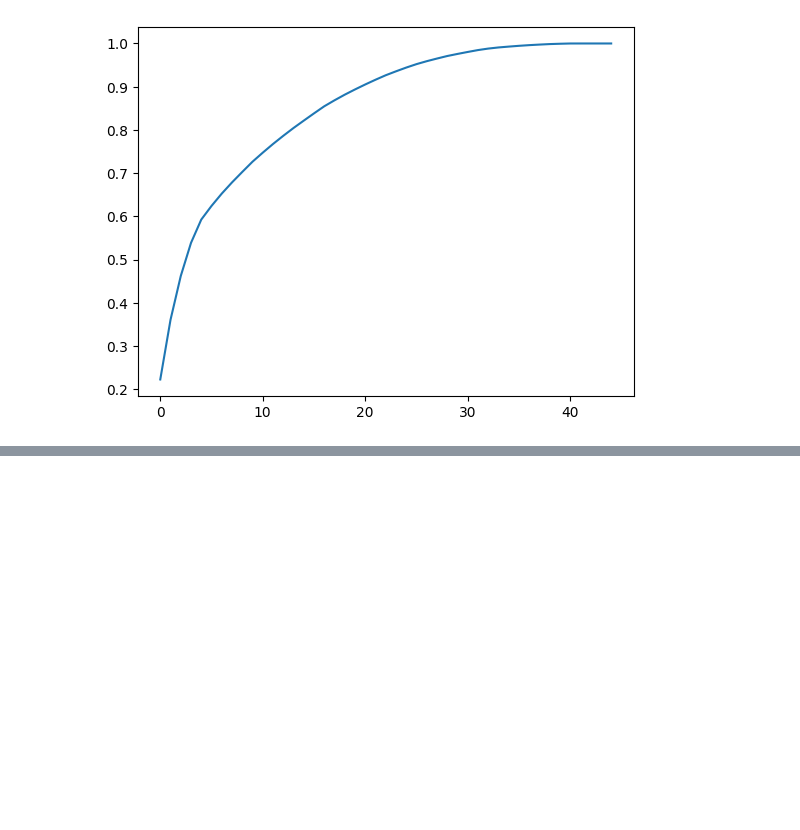
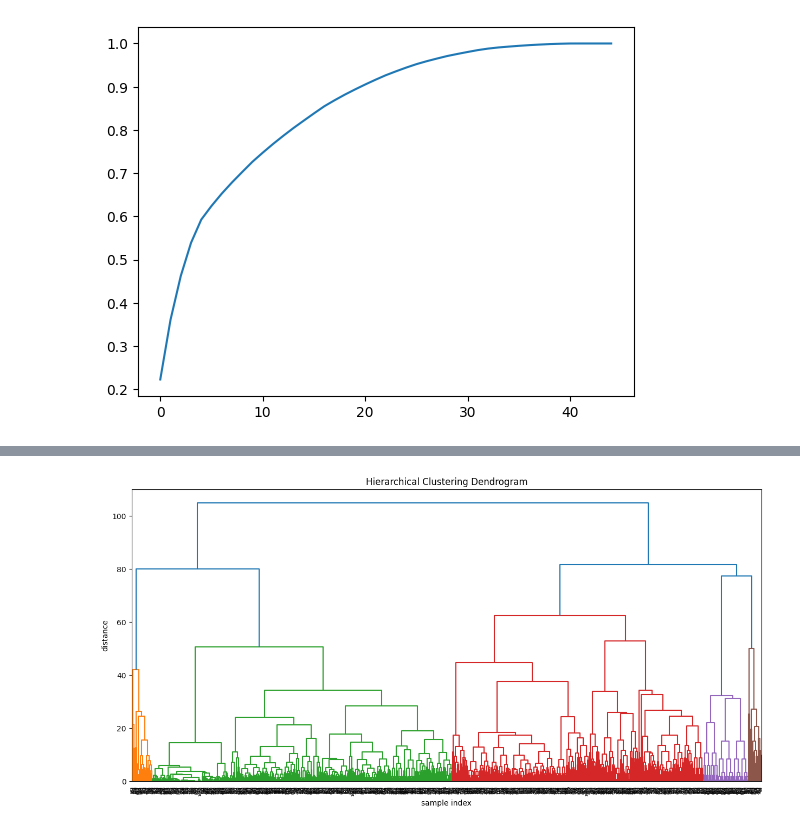
Before and after one commit to elouanzer/challenge1, a Jupyter notebook: champions league.ipynb, the cells around one changed output, grey strips where cells are left out. Drawn from its saved outputs; the diff is of its cells as text; code cells hidden in the pictures; blank space fills up the shorter version.

Commit message:
clustering

```diff
--- a/champions league.ipynb
+++ b/champions league.ipynb
@@ -155,0 +205,12 @@ plt.plot(np.cumsum(pca.explained_variance_ratio_))
+# %%
+# We represent the corresponding Dendrogram
+plt.figure(figsize=(15, 7))
+plt.title('Hierarchical Clustering Dendrogram')
+plt.xlabel('sample index')
+plt.ylabel('distance')
+dendrogram(
+    Z = linkage(X_scaled, 'ward')
+)
+plt.show()
+# %% [output]
+[figure, added]
```
Also changed, not shown: parts of 6 cells of this notebook.
